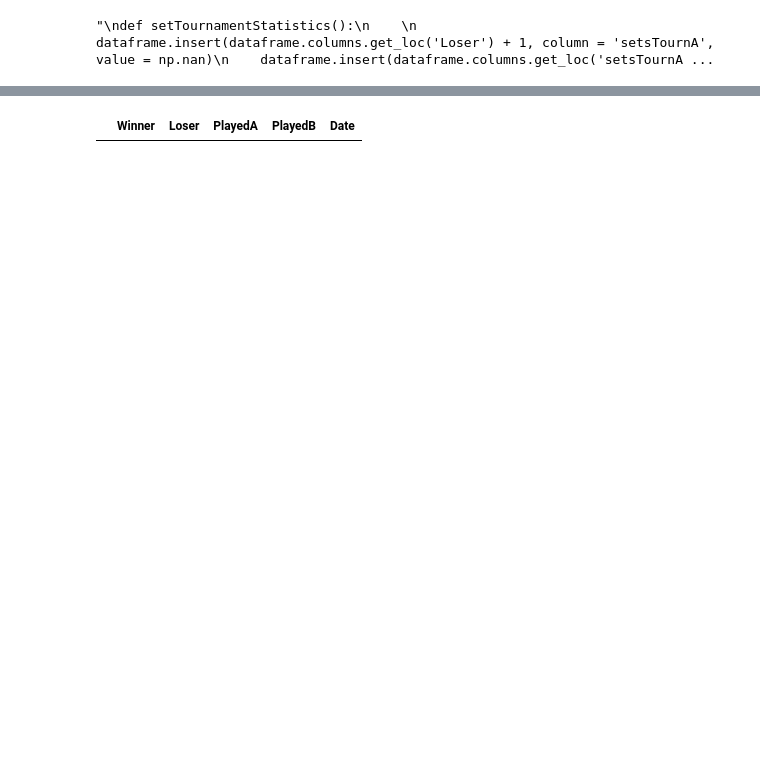
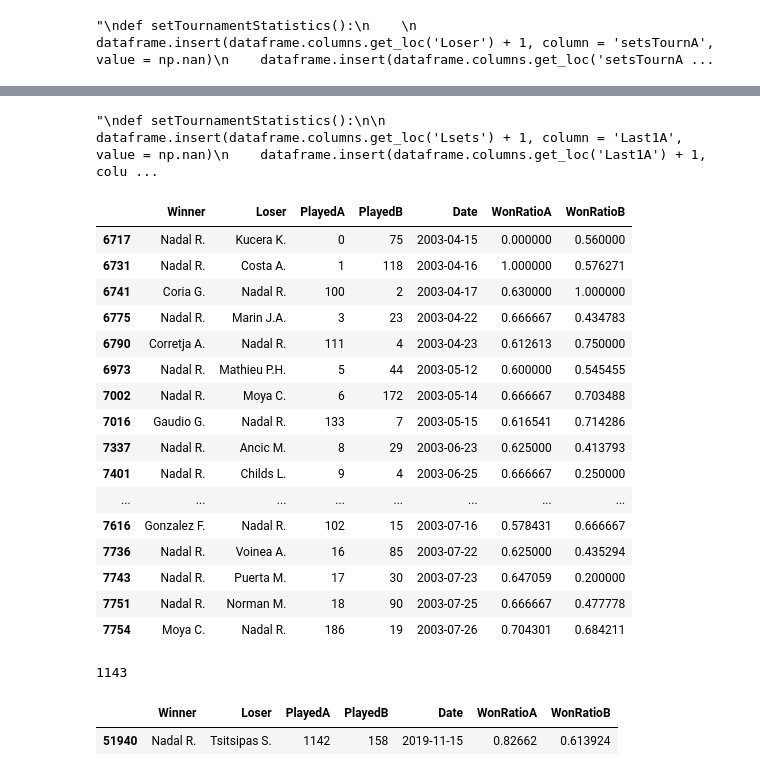
Before and after one commit to RiccardoSpolaor/Predict_Winner_2020_Australian_Open, a Jupyter notebook: Redone/05 Adding New Variables.ipynb, the cells around one changed output, grey strips where cells are left out. Cells and saved outputs as stored; diff of their text form; code cells hidden in the pictures; blank space fills up the shorter version.

```diff
--- a/Redone/05 Adding New Variables.ipynb
+++ b/Redone/05 Adding New Variables.ipynb
@@ -283,4 +197,5 @@ setRetiredWalkoverLast()
 # %%
+'''
 def setTournamentStatistics():
 
     dataframe.insert(dataframe.columns.get_loc('Lsets') + 1, column = 'Last1A', value = np.nan)
@@ -324,5 +239,8 @@ def setTournamentStatistics():
 
 
 setTournamentStatistics()
+'''
+# %% [output]
+"\ndef setTournamentStatistics():\n\n    dataframe.insert(dataframe.columns.get_loc('Lsets') + 1, column = 'Last1A', value = np.nan)\n    dataframe.insert(dataframe.columns.get_loc('Last1A') + 1, colu ...
 # %%
 #dataframe[['Winner', 'Loser','Tournament','Round','W1','W2','W3', 'Wsets', 'L1','L2','L3', 'Lsets', 'Last1A', 'Last2A', 'Last3A', 'LastSetsA', 'Last1B', 'Last2B', 'Last3B', 'LastSetsB']].head(30)
@@ -402,4 +249,32 @@ setPlayedMatchesByCourt ()
 # %%
-dataframe[dataframe['Winner'] == 'Nadal R.  '].append(dataframe[dataframe['Loser'] == 'Nadal R. ']).sort_values(by='Date')[['Winner', 'Loser', 'PlayedA', 'PlayedB', 'Date']]
+dataframe[dataframe['Winner'] == 'Nadal R.'].append(
+    dataframe[dataframe['Loser'] == 'Nadal R.']).sort_values(by='Date').head(20)[['Winner', 'Loser', 'PlayedA', 'PlayedB',
+                                                                                  'Date','WonRatioA','WonRatioB']]
 # %% [output]
-|  | Winner | Loser | PlayedA | PlayedB | Date |
+|  | Winner | Loser | PlayedA | PlayedB | Date | WonRatioA | WonRatioB |
+| 6717 | Nadal R. | Kucera K. | 0 | 75 | 2003-04-15 | 0.000000 | 0.560000 |
+| 6731 | Nadal R. | Costa A. | 1 | 118 | 2003-04-16 | 1.000000 | 0.576271 |
+| 6741 | Coria G. | Nadal R. | 100 | 2 | 2003-04-17 | 0.630000 | 1.000000 |
+| 6775 | Nadal R. | Marin J.A. | 3 | 23 | 2003-04-22 | 0.666667 | 0.434783 |
+| 6790 | Corretja A. | Nadal R. | 111 | 4 | 2003-04-23 | 0.612613 | 0.750000 |
+| 6973 | Nadal R. | Mathieu P.H. | 5 | 44 | 2003-05-12 | 0.600000 | 0.545455 |
+| 7002 | Nadal R. | Moya C. | 6 | 172 | 2003-05-14 | 0.666667 | 0.703488 |
+| 7016 | Gaudio G. | Nadal R. | 133 | 7 | 2003-05-15 | 0.616541 | 0.714286 |
+| 7337 | Nadal R. | Ancic M. | 8 | 29 | 2003-06-23 | 0.625000 | 0.413793 |
+| 7401 | Nadal R. | Childs L. | 9 | 4 | 2003-06-25 | 0.666667 | 0.250000 |
+| ... | ... | ... | ... | ... | ... | ... | ... |
+| 7616 | Gonzalez F. | Nadal R. | 102 | 15 | 2003-07-16 | 0.578431 | 0.666667 |
+| 7736 | Nadal R. | Voinea A. | 16 | 85 | 2003-07-22 | 0.625000 | 0.435294 |
+| 7743 | Nadal R. | Puerta M. | 17 | 30 | 2003-07-23 | 0.647059 | 0.200000 |
+| 7751 | Nadal R. | Norman M. | 18 | 90 | 2003-07-25 | 0.666667 | 0.477778 |
+| 7754 | Moya C. | Nadal R. | 186 | 19 | 2003-07-26 | 0.704301 | 0.684211 |
+# %%
+print(dataframe[dataframe['Winner'] == 'Nadal R.'].append(dataframe[dataframe['Loser'] == 'Nadal R.']).shape[0])
+
+dataframe[dataframe['Winner'] == 'Nadal R.'].append(
+    dataframe[dataframe['Loser'] == 'Nadal R.']).sort_values(by='Date').tail(1)[['Winner', 'Loser', 'PlayedA', 'PlayedB', 'Date',
+                                                                               'WonRatioA','WonRatioB']]
+# %% [output]
+1143
+|  | Winner | Loser | PlayedA | PlayedB | Date | WonRatioA | WonRatioB |
+| 51940 | Nadal R. | Tsitsipas S. | 1142 | 158 | 2019-11-15 | 0.82662 | 0.613924 |
```
Also changed, not shown: parts of 32 cells of this notebook, 6 other files.
